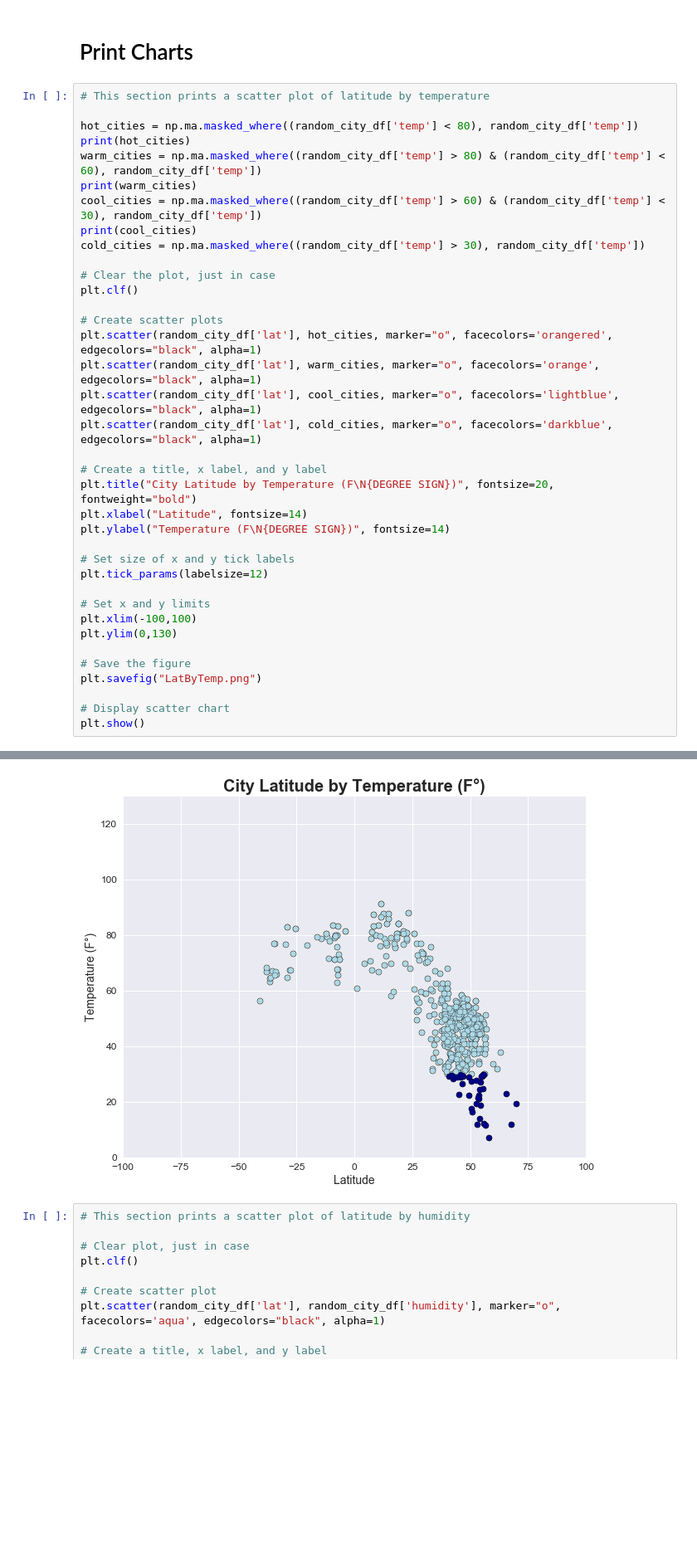
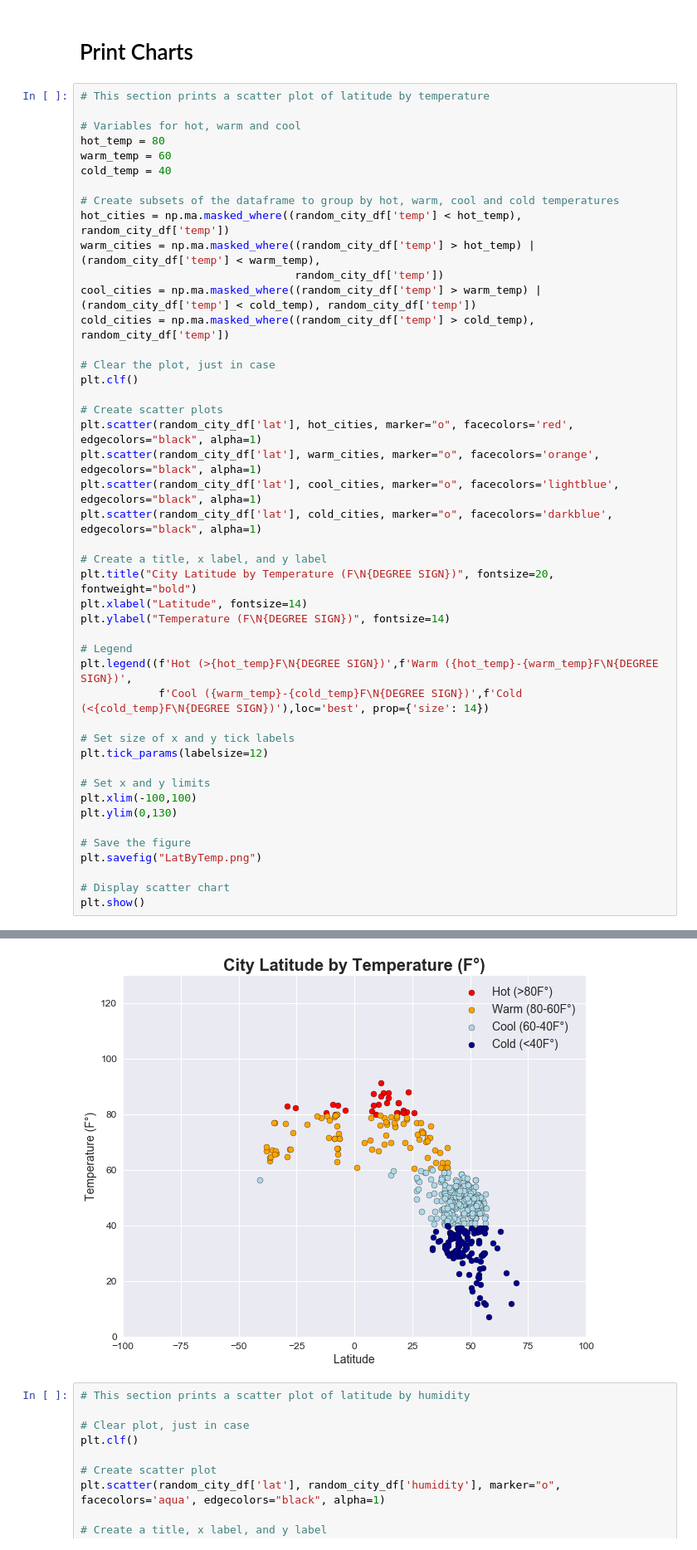
Before and after one commit to spencerrand/Unit-6-Python-APIs, a Jupyter notebook: main.ipynb, the cells around one changed output, grey strips where cells are left out. Shown at 83% size. Drawn from its saved outputs; the diff is of its cells as text; blank space fills up the shorter version.

```diff
--- a/main.ipynb
+++ b/main.ipynb
@@ -202,19 +202,23 @@ masked_array(data = [59.0 42.8 44.96 67.91 60.76 46.99 47.84 65.88 63.28 83.57 5
 # %%
 # This section prints a scatter plot of latitude by temperature
 
-hot_cities = np.ma.masked_where((random_city_df['temp'] < 80), random_city_df['temp'])
-print(hot_cities)
-warm_cities = np.ma.masked_where((random_city_df['temp'] > 80) & (random_city_df['temp'] < 60), random_city_df['temp'])
-print(warm_cities)
-cool_cities = np.ma.masked_where((random_city_df['temp'] > 60) & (random_city_df['temp'] < 30), random_city_df['temp'])
-print(cool_cities)
-cold_cities = np.ma.masked_where((random_city_df['temp'] > 30), random_city_df['temp'])
+# Variables for hot, warm and cool
+hot_temp = 80
+warm_temp = 60
+cold_temp = 40
+
+# Create subsets of the dataframe to group by hot, warm, cool and cold temperatures
+hot_cities = np.ma.masked_where((random_city_df['temp'] < hot_temp), random_city_df['temp'])
+warm_cities = np.ma.masked_where((random_city_df['temp'] > hot_temp) | (random_city_df['temp'] < warm_temp),
+                                 random_city_df['temp'])
+cool_cities = np.ma.masked_where((random_city_df['temp'] > warm_temp) | (random_city_df['temp'] < cold_temp), random_city_df['temp'])
+cold_cities = np.ma.masked_where((random_city_df['temp'] > cold_temp), random_city_df['temp'])
 
 # Clear the plot, just in case
 plt.clf()
 
 # Create scatter plots
-plt.scatter(random_city_df['lat'], hot_cities, marker="o", facecolors='orangered', edgecolors="black", alpha=1)
+plt.scatter(random_city_df['lat'], hot_cities, marker="o", facecolors='red', edgecolors="black", alpha=1)
 plt.scatter(random_city_df['lat'], warm_cities, marker="o", facecolors='orange', edgecolors="black", alpha=1)
 plt.scatter(random_city_df['lat'], cool_cities, marker="o", facecolors='lightblue', edgecolors="black", alpha=1)
 plt.scatter(random_city_df['lat'], cold_cities, marker="o", facecolors='darkblue', edgecolors="black", alpha=1)
@@ -223,6 +227,10 @@ plt.scatter(random_city_df['lat'], cold_cities, marker="o", facecolors='darkblue
 plt.title("City Latitude by Temperature (F\N{DEGREE SIGN})", fontsize=20, fontweight="bold")
 plt.xlabel("Latitude", fontsize=14)
 plt.ylabel("Temperature (F\N{DEGREE SIGN})", fontsize=14)
+
+# Legend
+plt.legend((f'Hot (>{hot_temp}F\N{DEGREE SIGN})',f'Warm ({hot_temp}-{warm_temp}F\N{DEGREE SIGN})',
+            f'Cool ({warm_temp}-{cold_temp}F\N{DEGREE SIGN})',f'Cold (<{cold_temp}F\N{DEGREE SIGN})'),loc='best', prop={'size': 14})
 
 # Set size of x and y tick labels
 plt.tick_params(labelsize=12)
@@ -257,4 +248,4 @@ plt.show()
-[figure, old version]
+[figure, new version]
 # %%
 # This section prints a scatter plot of latitude by humidity
 
```
Also changed, not shown: parts of 1 cell of this notebook.
